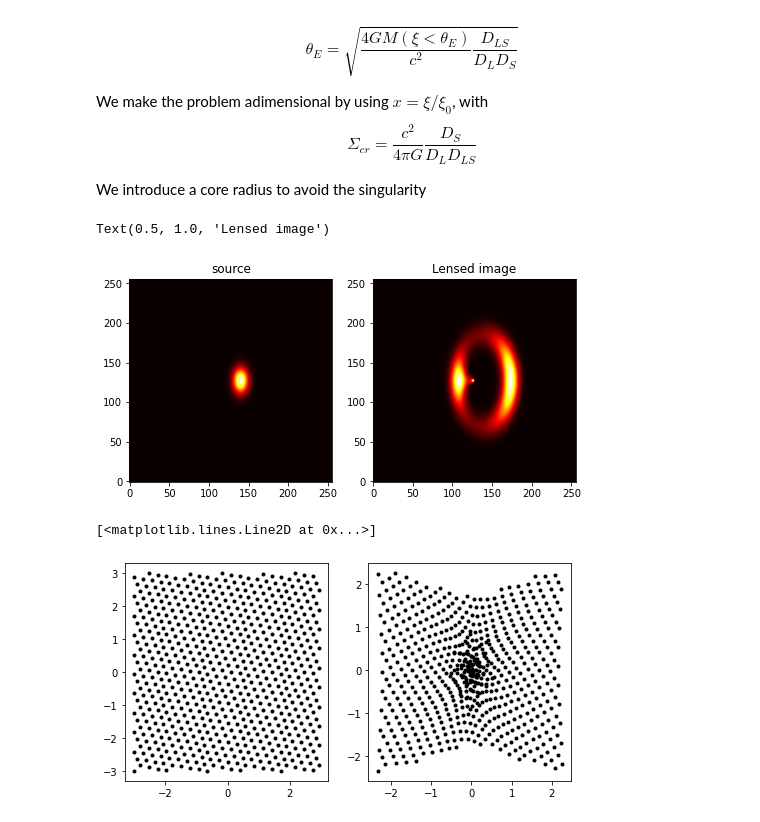
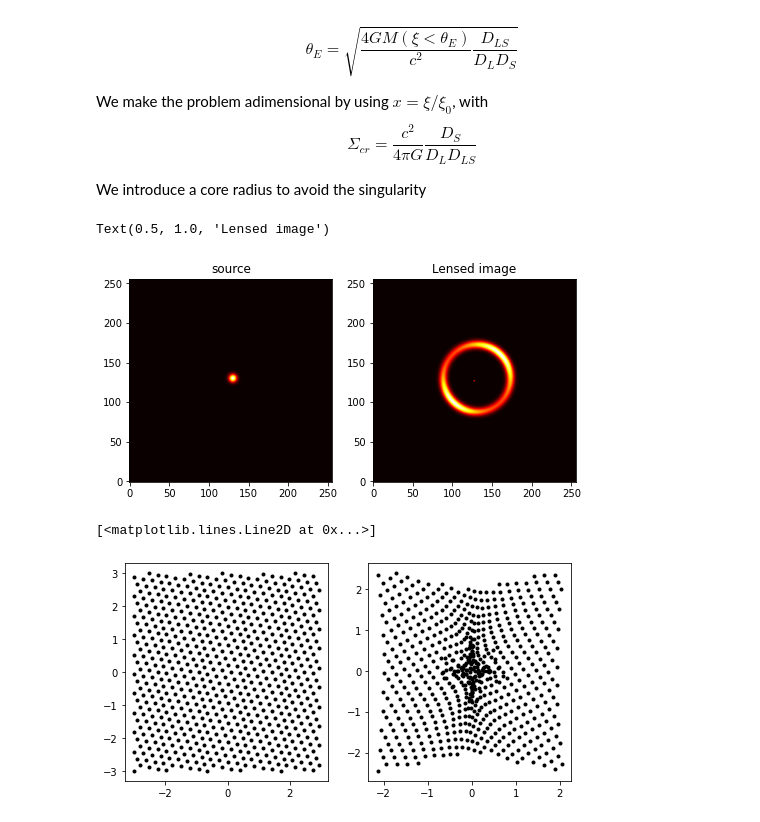
Before and after one commit to AlexandreAdam/GravitationalLensing, a Jupyter notebook: notebooks/SIS_profile.ipynb, the cells around one changed output. Drawn from its saved outputs; the diff is of its cells as text; code cells hidden in the pictures.

Commit message:
Fixed the elliptical deflection angles formula

```diff
--- a/notebooks/SIS_profile.ipynb
+++ b/notebooks/SIS_profile.ipynb
@@ -63,7 +63,12 @@ def kappa(x, x_c=x_c):
 
 def alpha(x, e, x_c):
     r = elliptical_r(x[..., 0], x[..., 1], e)
-    out = x / np.sqrt(r**2 + x_c**2)[..., np.newaxis]
+    # pseudo elliptical deviation angles
+    alpha_hat = x / np.sqrt(r**2 + x_c**2)[..., np.newaxis]
+    alpha_hat = np.sqrt(alpha_hat[..., 0]**2 + alpha_hat[..., 1]**2)
+    alpha_1 = x[..., 0] / (1 - e) / r * alpha_hat
+    alpha_2 = x[..., 1] * (1 - e) / r * alpha_hat
+    out = np.stack([alpha_1, alpha_2], -1)
     return out
 
 def shear_pseudovector(x, x_c, phi):
@@ -96,31 +101,31 @@ def source_image(x0, y0, e, phi, sigma):
     image /= image.sum()
     return image, xx, yy, x
 # %%
-x0 = 0.3
+x0 = 0.1
 y0 = 0
-e = 0.4
-phi = 0
-sigma = 0.2
+e = 0
+phi = pi/4
+sigma = 0.08
 fig, (ax1, ax2) = plt.subplots(1, 2, figsize=(8, 4))
 image, x, y, _x = source_image(x0, y0, e, phi, sigma)
 
 positions = np.column_stack([x.ravel(), y.ravel()])
 
 out = lens_equation(np.stack([x, y], -1), e)
 x_l, y_l = [out[..., i] for i in range(2)]
 lensed_image = griddata(positions, image.ravel(), (x_l.ravel(), y_l.ravel())).reshape([pixels, pixels])
 
 ax1.imshow(image, origin="lower", cmap="hot")
 ax2.imshow(lensed_image, cmap="hot", origin="lower")
 ax1.set_title("source")
 ax2.set_title("Lensed image")
 # %% [output]
 Text(0.5, 1.0, 'Lensed image')
-[figure, old version]
+[figure, new version]
 # %%
 fig, (ax1, ax2) = plt.subplots(1, 2, figsize=(8, 4))
 ax1.plot(x.ravel()[::100], y.ravel()[::100], "k.")
 ax2.plot(x_l.ravel()[::100], y_l.ravel()[::100], "k.")
 # %% [output]
 [<matplotlib.lines.Line2D at 0x...>]
-[figure, old version]
+[figure, new version]
```
